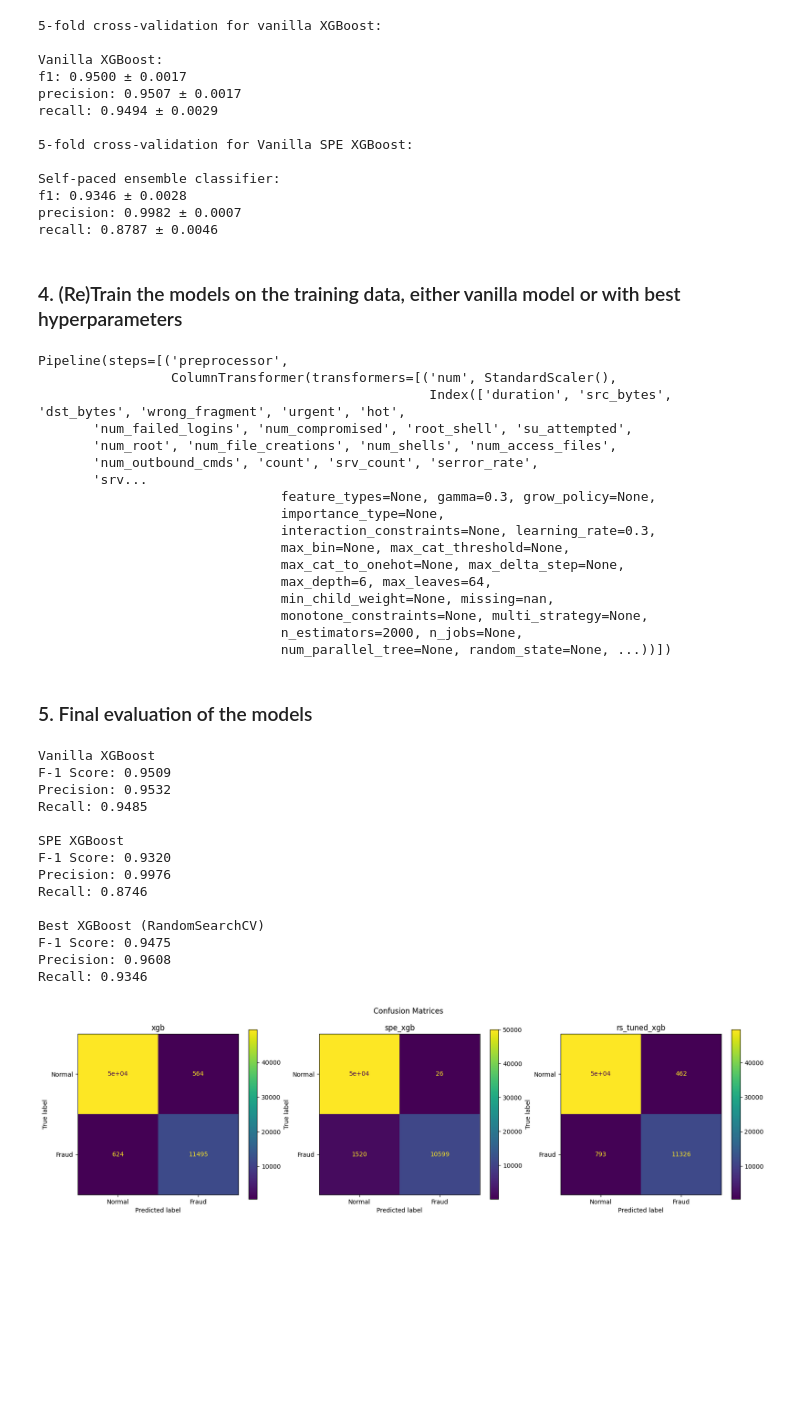
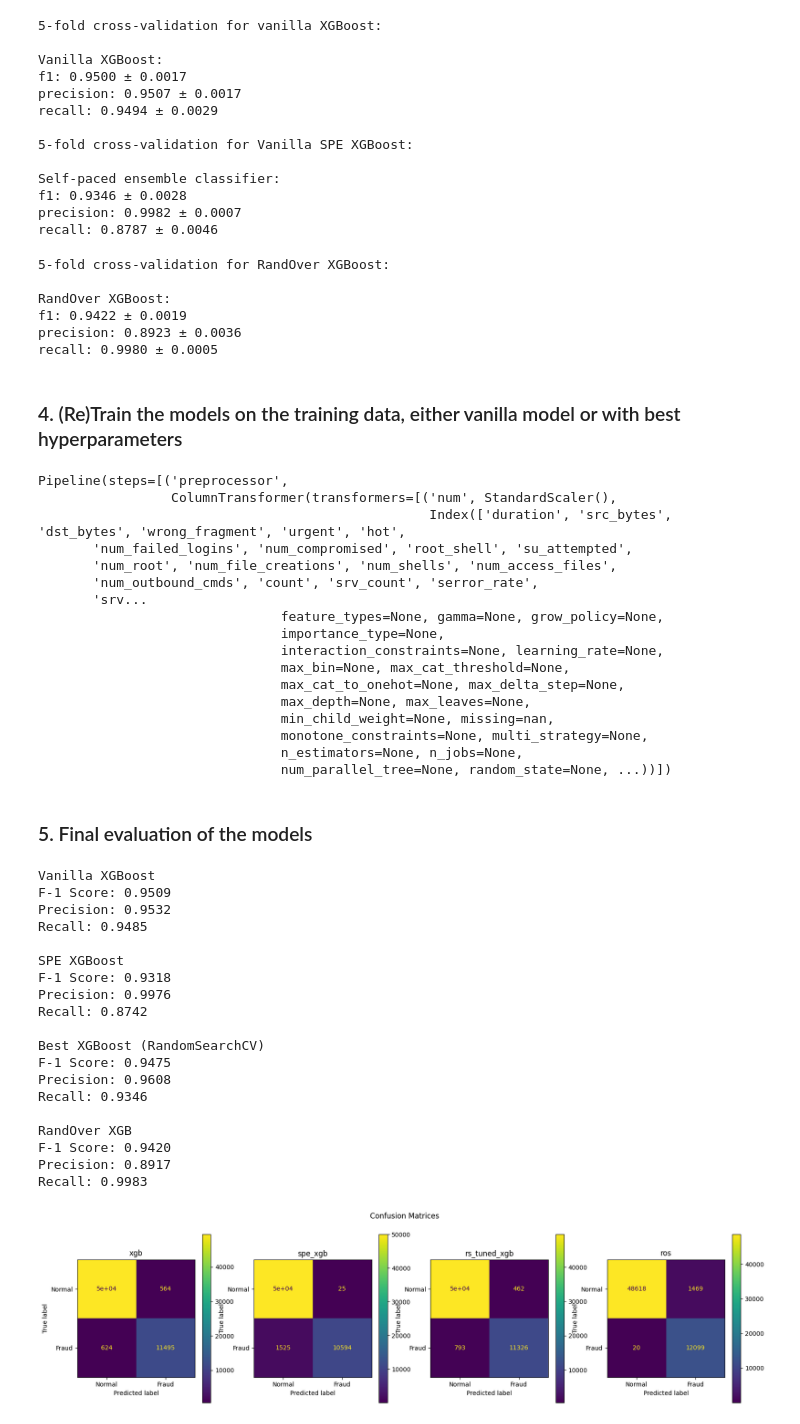
Before and after one commit to markushaug/acr-25, a Jupyter notebook: models/KDD_XGB.ipynb, the cells around one changed output. Drawn from its saved outputs; the diff is of its cells as text; code cells hidden in the pictures; blank space fills up the shorter version.

Commit message:
add RandOver to XGB

```diff
--- a/models/KDD_XGB.ipynb
+++ b/models/KDD_XGB.ipynb
@@ -315,6 +362,29 @@ Self-paced ensemble classifier:
 f1: 0.9346 ± 0.0028
 precision: 0.9982 ± 0.0007
 recall: 0.8787 ± 0.0046
+# %%
+# 5-fold cross-validation for RandOver XGBoost
+print(f"{CROSS_VAL_SPLITS}-fold cross-validation for RandOver XGBoost:")
+
+randover_xgb_scores = cross_validate(
+    ros_xgb_pipeline, X_train, y_train,
+    cv=StratifiedKFold(n_splits=CROSS_VAL_SPLITS), scoring=scoring, n_jobs=-1
+)
+randover_xgb_scores_df = pd.DataFrame(randover_xgb_scores)
+
+# Print mean ± standard deviation of scores
+print("\nRandOver XGBoost:")
+for metric in scoring.keys():
+    mean_score = randover_xgb_scores_df[f'test_{metric}'].mean()
+    std_score = randover_xgb_scores_df[f'test_{metric}'].std()
+    print(f"{metric}: {mean_score:.4f} ± {std_score:.4f}")
+# %% [output]
+5-fold cross-validation for RandOver XGBoost:
+
+RandOver XGBoost:
+f1: 0.9422 ± 0.0019
+precision: 0.8923 ± 0.0036
+recall: 0.9980 ± 0.0005
 # %% [markdown]
 ### 4. (Re)Train the models on the training data, either vanilla model or with best hyperparameters
 # %%
@@ -326,6 +396,9 @@ spe_boosted_xgb_pipeline.fit(X_train, y_train)
 
 # retrain best xgb model on full training set
 best_xgb_model.fit(X_train, y_train)
+
+# retrain randover xgb
+ros_xgb_pipeline.fit(X_train, y_train)
 # %% [output]
 Pipeline(steps=[('preprocessor',
                  ColumnTransformer(transformers=[('num', StandardScaler(),
@@ -334,15 +407,15 @@ Pipeline(steps=[('preprocessor',
        'num_root', 'num_file_creations', 'num_shells', 'num_access_files',
        'num_outbound_cmds', 'count', 'srv_count', 'serror_rate',
        'srv...
-                               feature_types=None, gamma=0.3, grow_policy=None,
+                               feature_types=None, gamma=None, grow_policy=None,
                                importance_type=None,
-                               interaction_constraints=None, learning_rate=0.3,
+                               interaction_constraints=None, learning_rate=None,
                                max_bin=None, max_cat_threshold=None,
                                max_cat_to_onehot=None, max_delta_step=None,
-                               max_depth=6, max_leaves=64,
+                               max_depth=None, max_leaves=None,
                                min_child_weight=None, missing=nan,
                                monotone_constraints=None, multi_strategy=None,
-                               n_estimators=2000, n_jobs=None,
+                               n_estimators=None, n_jobs=None,
                                num_parallel_tree=None, random_state=None, ...))])
 # %% [markdown]
 ### 5. Final evaluation of the models
@@ -365,35 +438,47 @@ print(f"Recall: {recall_score(y_test, y_test_pred):.4f}")
 
 # Best XGBoost
 y_test_pred = best_xgb_model.predict(X_test)
 print("\nBest XGBoost (RandomSearchCV)")
 print(f"F-1 Score: {f1_score(y_test, y_test_pred):.4f}")
 print(f"Precision: {precision_score(y_test, y_test_pred):.4f}")
 print(f"Recall: {recall_score(y_test, y_test_pred):.4f}")
 
+# RandOver XGB
+y_test_pred = ros_xgb_pipeline.predict(X_test)
+print("\nRandOver XGB")
+print(f"F-1 Score: {f1_score(y_test, y_test_pred):.4f}")
+print(f"Precision: {precision_score(y_test, y_test_pred):.4f}")
+print(f"Recall: {recall_score(y_test, y_test_pred):.4f}")
+
 # Plot confusion matrix for each model
-fig, axs = plt.subplots(1, 3, figsize=(20, 5))
+fig, axs = plt.subplots(1, 4, figsize=(20, 5))
 fig.suptitle("Confusion Matrices")
-for i, model in enumerate([vanilla_xgb_pipeline, spe_boosted_xgb_pipeline, best_xgb_model]):
+for i, model in enumerate([vanilla_xgb_pipeline, spe_boosted_xgb_pipeline, best_xgb_model, ros_xgb_pipeline]):
 	y_test_pred = model.predict(X_test)
 	cm = confusion_matrix(y_test, y_test_pred)
 	disp = ConfusionMatrixDisplay(confusion_matrix=cm, display_labels=["Normal", "Fraud"])
 	disp.plot(ax=axs[i])
 	axs[i].set_title(model.steps[1][0])
 
 plt.show()
 # %% [output]
 Vanilla XGBoost
 F-1 Score: 0.9509
 Precision: 0.9532
 Recall: 0.9485
 
 SPE XGBoost
-F-1 Score: 0.9320
+F-1 Score: 0.9318
 Precision: 0.9976
-Recall: 0.8746
+Recall: 0.8742
 
 Best XGBoost (RandomSearchCV)
 F-1 Score: 0.9475
 Precision: 0.9608
 Recall: 0.9346
+
+RandOver XGB
+F-1 Score: 0.9420
+Precision: 0.8917
+Recall: 0.9983
-[figure, old version]
+[figure, new version]
```
Also changed, not shown: parts of 4 cells of this notebook, 1 other file.
